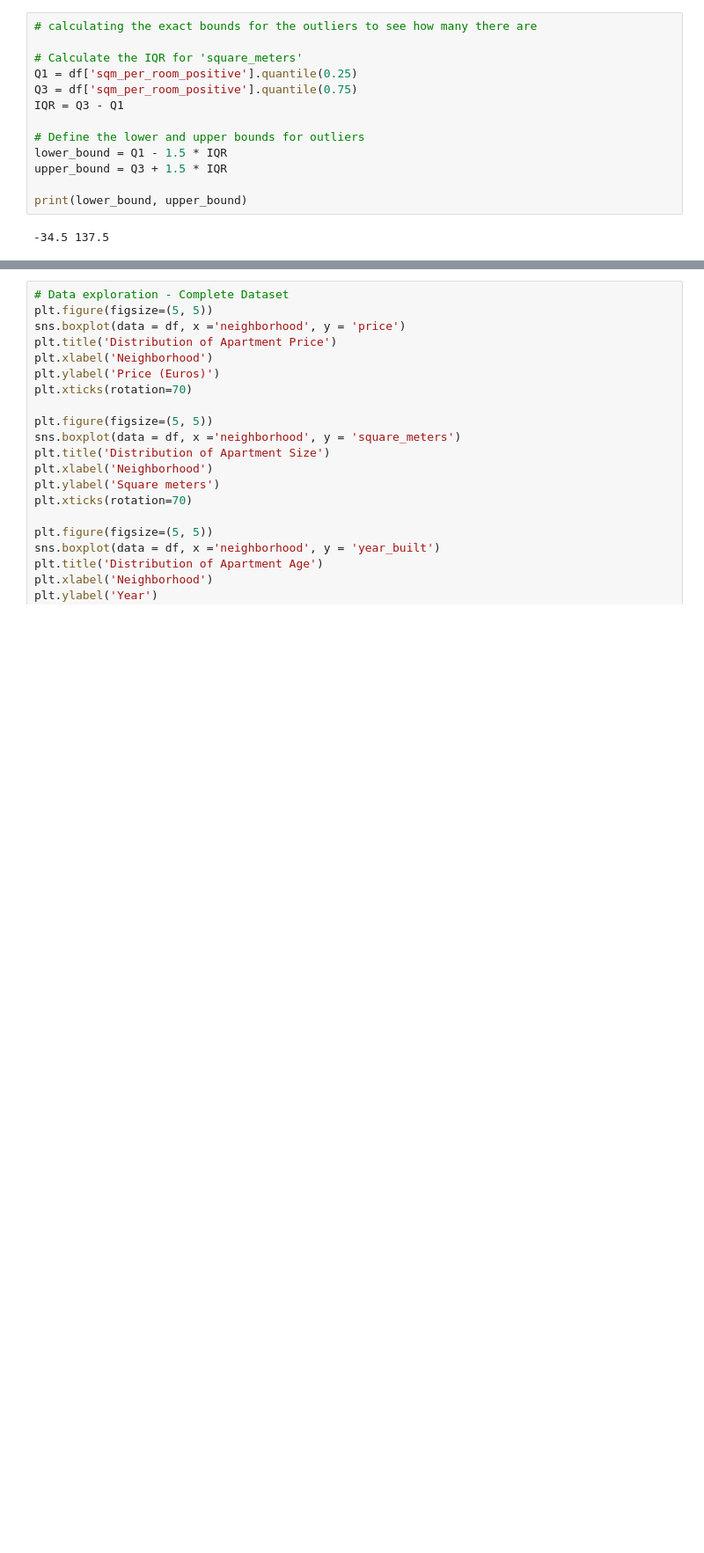
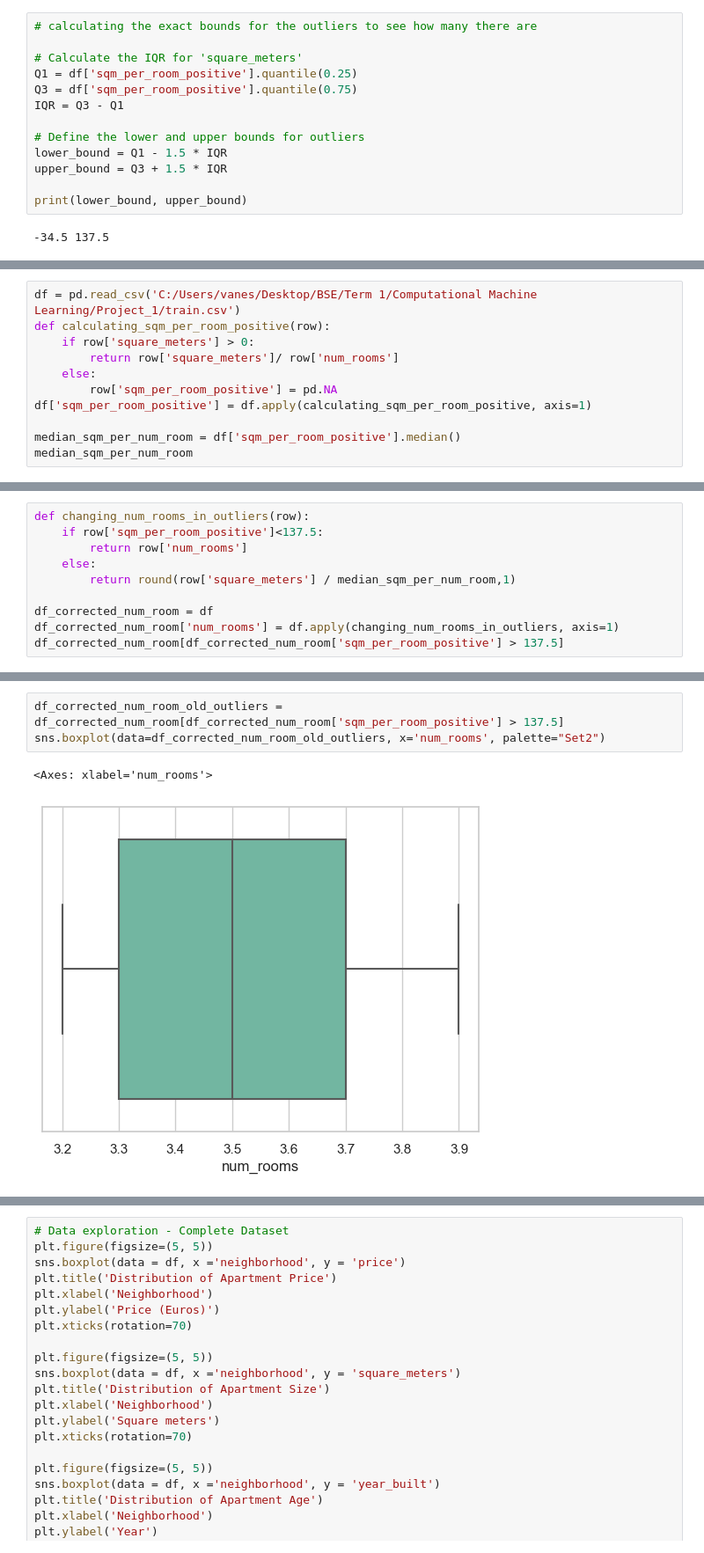
Before and after one commit to ollie-gats/ML_house_price_prediction_project, a Jupyter notebook: Project_1_Vanessa.ipynb, the cells around one changed output, grey strips where cells are left out. Shown at 88% size. Cells and saved outputs as stored; diff of their text form; blank space fills up the shorter version.

Commit message:
added code to handle wrong values in num_rooms

```diff
--- a/Project_1_Vanessa.ipynb
+++ b/Project_1_Vanessa.ipynb
@@ -543,0 +606,11 @@ df_without_outliers_sqm_per
+# %%
+df = pd.read_csv('C:/Users/vanes/Desktop/BSE/Term 1/Computational Machine Learning/Project_1/train.csv')
+def calculating_sqm_per_room_positive(row):
+    if row['square_meters'] > 0:
+        return row['square_meters']/ row['num_rooms']
+    else:
+        row['sqm_per_room_positive'] = pd.NA
+df['sqm_per_room_positive'] = df.apply(calculating_sqm_per_room_positive, axis=1)
+
+median_sqm_per_num_room = df['sqm_per_room_positive'].median()
+median_sqm_per_num_room
@@ -543,0 +635,10 @@ df_without_outliers_sqm_per
+# %%
+def changing_num_rooms_in_outliers(row):
+    if row['sqm_per_room_positive']<137.5:
+        return row['num_rooms']
+    else:
+        return round(row['square_meters'] / median_sqm_per_num_room,1)
+
+df_corrected_num_room = df
+df_corrected_num_room['num_rooms'] = df.apply(changing_num_rooms_in_outliers, axis=1)
+df_corrected_num_room[df_corrected_num_room['sqm_per_room_positive'] > 137.5]
@@ -543,0 +659,6 @@ df_without_outliers_sqm_per
+# %%
+df_corrected_num_room_old_outliers = df_corrected_num_room[df_corrected_num_room['sqm_per_room_positive'] > 137.5]
+sns.boxplot(data=df_corrected_num_room_old_outliers, x='num_rooms', palette="Set2")
+# %% [output]
+<Axes: xlabel='num_rooms'>
+[figure, added]
```
Also changed, not shown: parts of 11 cells of this notebook.
